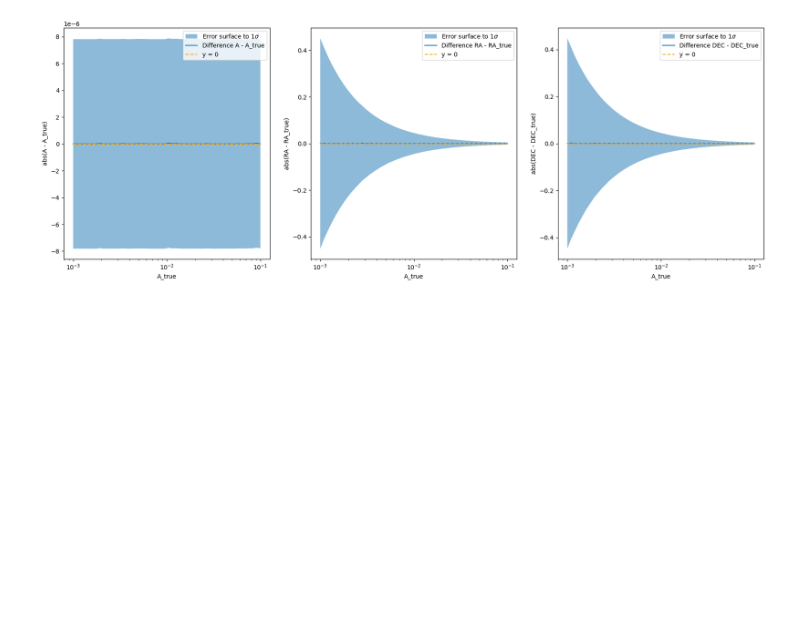
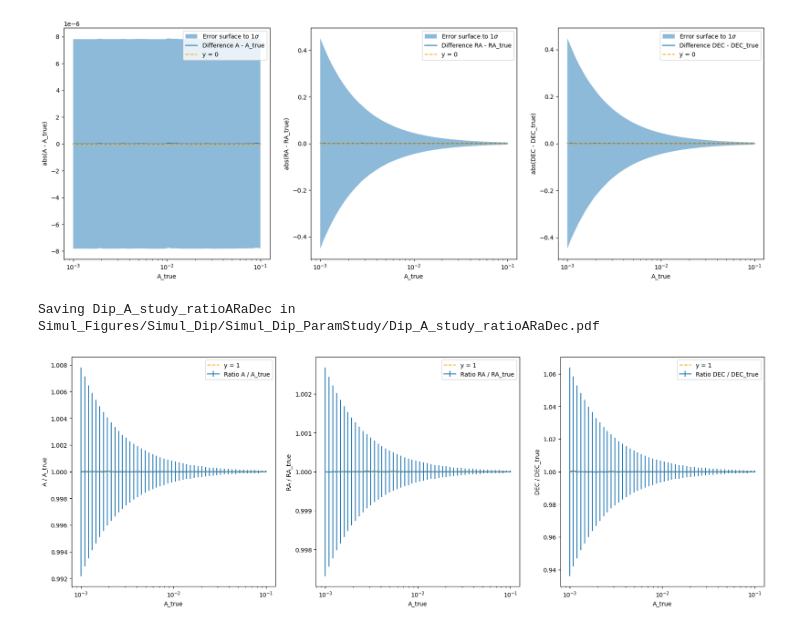
Before and after one commit to johannct/M2_Stage_Code, a Jupyter notebook: Simulation/A_Study.ipynb, the cells around one changed output. Drawn from its saved outputs; the diff is of its cells as text; code cells hidden in the pictures; blank space fills up the shorter version.

```diff
--- a/Simulation/A_Study.ipynb
+++ b/Simulation/A_Study.ipynb
@@ -171,5 +35,9 @@ For example, when doing 'df[col].method(value, inplace=True)', try using 'df.met
 # %%
-data2 = fitsio.FITS(outputfile)
+DIR = "Fit_Dipole/Dipole_Monopole/Dipole_Monopole_"
+sufix = "Param_study"
+file = DIR + sufix +".fits"
+
+data2 = fitsio.FITS(file)
 data2
 # %% [output]
   file: Fit_Dipole/Dipole_Monopole/Dipole_Monopole_Param_study.fits
@@ -271,3 +139,14 @@ get_savefig(plt, output_path, sufix)
 # %% [output]
 Saving Dip_A_study_diffARaDec in Simul_Figures/Simul_Dip/Simul_Dip_ParamStudy/Dip_A_study_diffARaDec.pdf
 [figure]
+# %%
+fig, ax = plt.subplots(1, 3, figsize=(3*7,7))
+compareFit_ratio(dfMinuit_filtered, "A", "A", nsigma=1, figax=(fig, ax[0]), surface=False)
+compareFit_ratio(dfMinuit_filtered, "A", "ra", ylegend="RA", nsigma=1, figax=(fig, ax[1]), surface=False)
+compareFit_ratio(dfMinuit_filtered, "A", "dec", ylegend="DEC", nsigma=1, figax=(fig, ax[2]), surface=False)
+
+sufix = "Dip_A_study_ratioARaDec"
+get_savefig(plt, output_path, sufix)
+# %% [output]
+Saving Dip_A_study_ratioARaDec in Simul_Figures/Simul_Dip/Simul_Dip_ParamStudy/Dip_A_study_ratioARaDec.pdf
+[figure, added]
```
Also changed, not shown: parts of 11 cells of this notebook, 8 other files.
